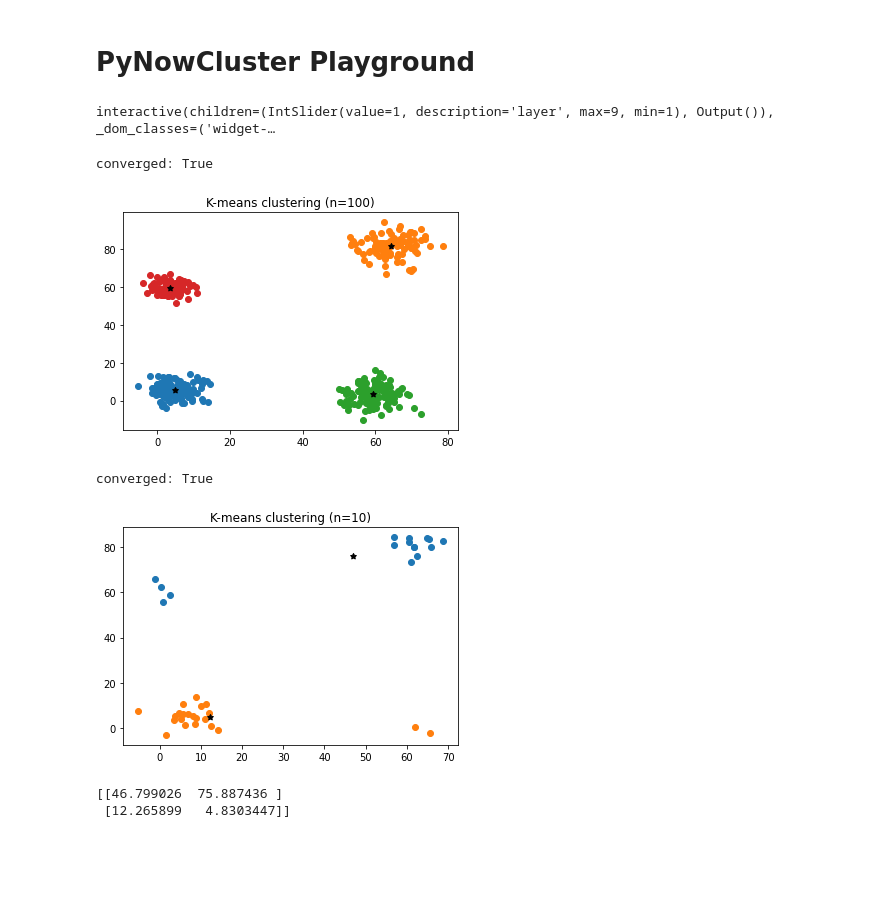
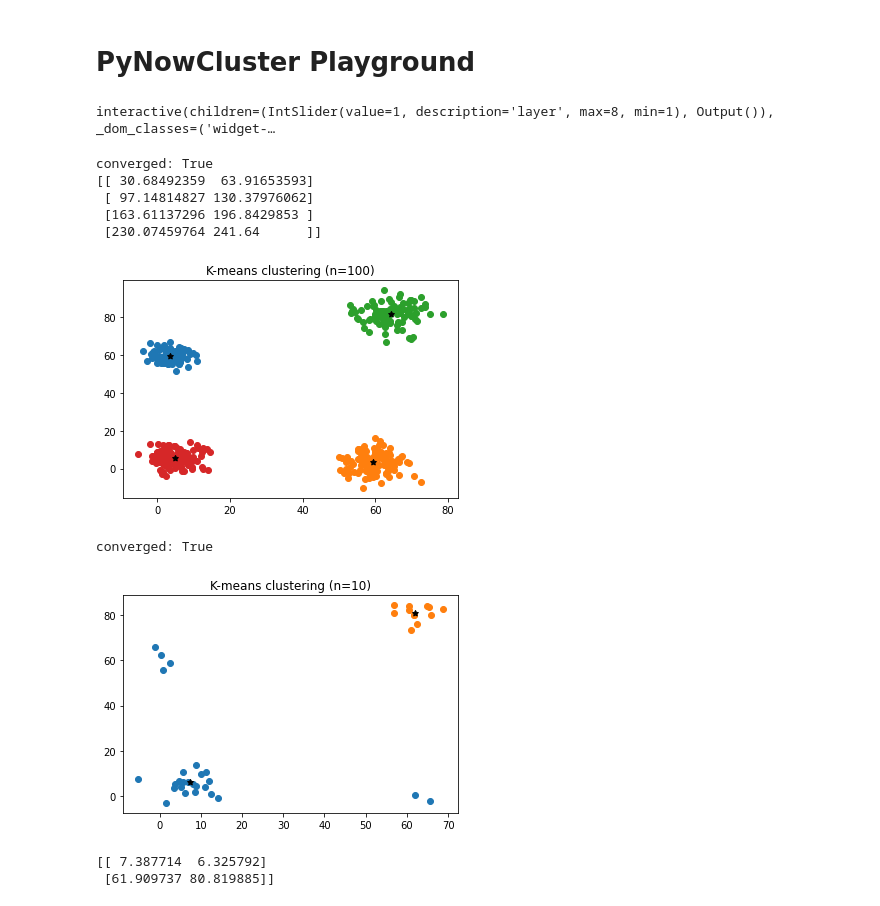
Before and after one commit to RasmusML/nowcluster, a Jupyter notebook: playground.ipynb, the cells around one changed output. Drawn from its saved outputs; the diff is of its cells as text; code cells hidden in the pictures; blank space fills up the shorter version.

Commit message:
fixed euclidian k-means getting stuck on init value, due to too large weights

```diff
--- a/playground.ipynb
+++ b/playground.ipynb
@@ -34,7 +34,7 @@ def f(layer):
         centroids[i,:] = np.mean(samples, axis=0)
 
     plt.scatter(centroids[:,0], centroids[:,1], marker=(5,1), color="black")
-
+    print(centroids)
 
     plt.title(f"Fractal K-means clustering (n={n})")
     plt.show()
@@ -43,7 +43,7 @@ w = widgets.IntSlider(value=1, min=1, max=layers)
 interactive_plot = interactive(f, layer=w)
 interactive_plot
 # %% [output]
-interactive(children=(IntSlider(value=1, description='layer', max=9, min=1), Output()), _dom_classes=('widget-…
+interactive(children=(IntSlider(value=1, description='layer', max=8, min=1), Output()), _dom_classes=('widget-…
 # %%
 np.random.seed(0)
 
@@ -67,6 +67,7 @@ kMeans = pynowcluster.clusters.KMeans().process(X, num_clusters, objective_funct
 print("converged:", kMeans.converged)
 
 centroids = np.empty((num_clusters, X.shape[1]))
+print(centroids)
 
 for i in range(num_clusters):
     samples = X[kMeans.clusters == i]
@@ -79,7 +80,11 @@ plt.title(f"K-means clustering (n={data_size})")
 plt.show()
 # %% [output]
 converged: True
+[[ 30.68492359  63.91653593]
+ [ 97.14814827 130.37976062]
+ [163.61137296 196.8429853 ]
+ [230.07459764 241.64      ]]
-[figure, old version]
+[figure, new version]
 # %%
 np.random.seed(0)
 
@@ -88,34 +93,34 @@ num_clusters = 2
 
 # sample from Gaussians
 data1 = np.random.normal((5,5), (4, 4), (20,2))
 data2 = np.random.normal((4,60), (3,3), (4, 2))
 data3 = np.random.normal((65, 82), (5, 5), (12,2))
 data4 = np.random.normal((60, 4), (5, 5), (2,2))
 
 # Combine the data to create the final dataset
 X = np.concatenate((data1,data2, data3, data4), axis = 0)
 X = X.astype(np.float32)
 
 # Change between "wcs" and "wcss" to see a difference
 
-kMeans = pynowcluster.clusters.KMeans().process(X, num_clusters, objective_function="wcss")
+kMeans = pynowcluster.clusters.KMeans().process(X, num_clusters, objective_function="wcs")
 print("converged:", kMeans.converged)
 
 centroids = np.empty((num_clusters, X.shape[1]))
 
 for i in range(num_clusters):
     samples = X[kMeans.clusters == i]
     plt.scatter(samples[:,0], samples[:,1])
 
 plt.scatter(kMeans.centroids[:,0], kMeans.centroids[:,1], marker=(5,1), color="black")
 
 
 plt.title(f"K-means clustering (n={data_size})")
 plt.show()
 
 print(kMeans.centroids)
 # %% [output]
 converged: True
-[figure, old version]
+[figure, new version]
-[[46.799026  75.887436 ]
- [12.265899   4.8303447]]
+[[ 7.387714  6.325792]
+ [61.909737 80.819885]]
```
Also changed, not shown: 9 other files.
